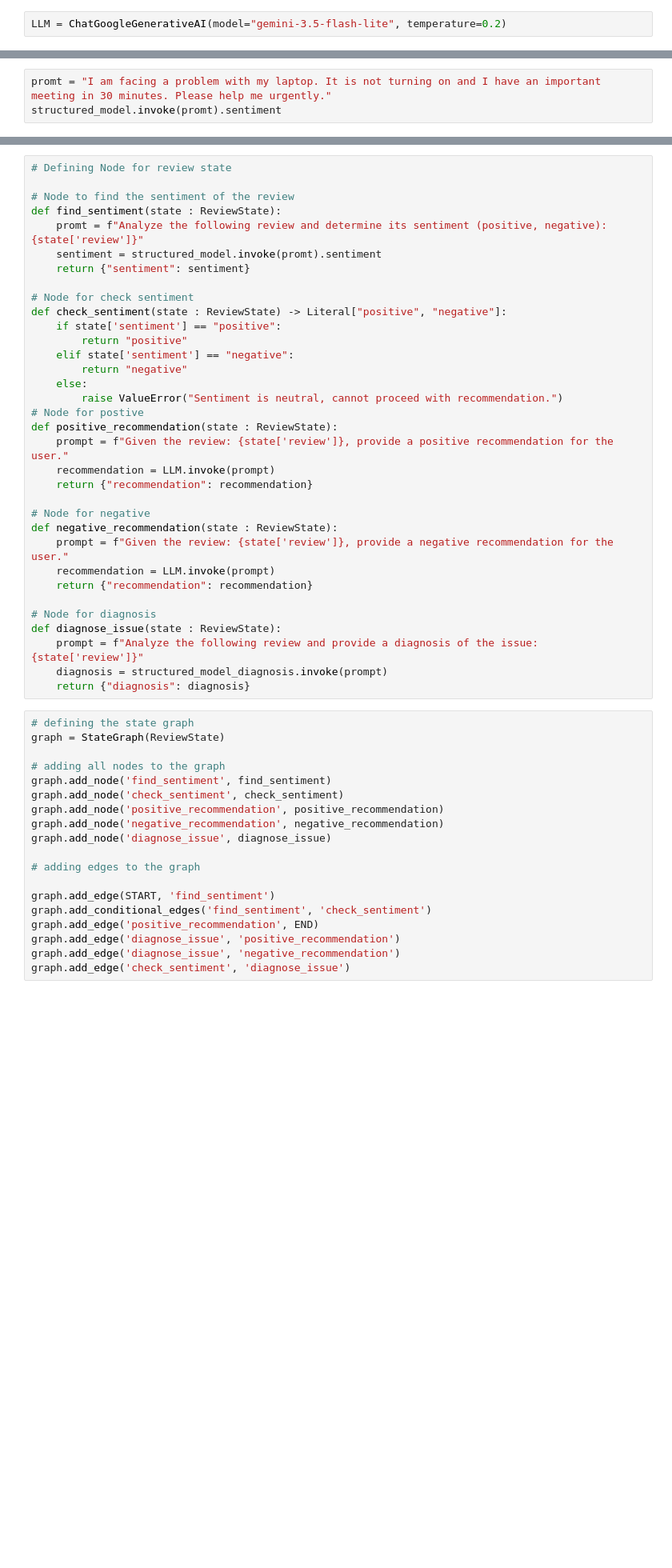
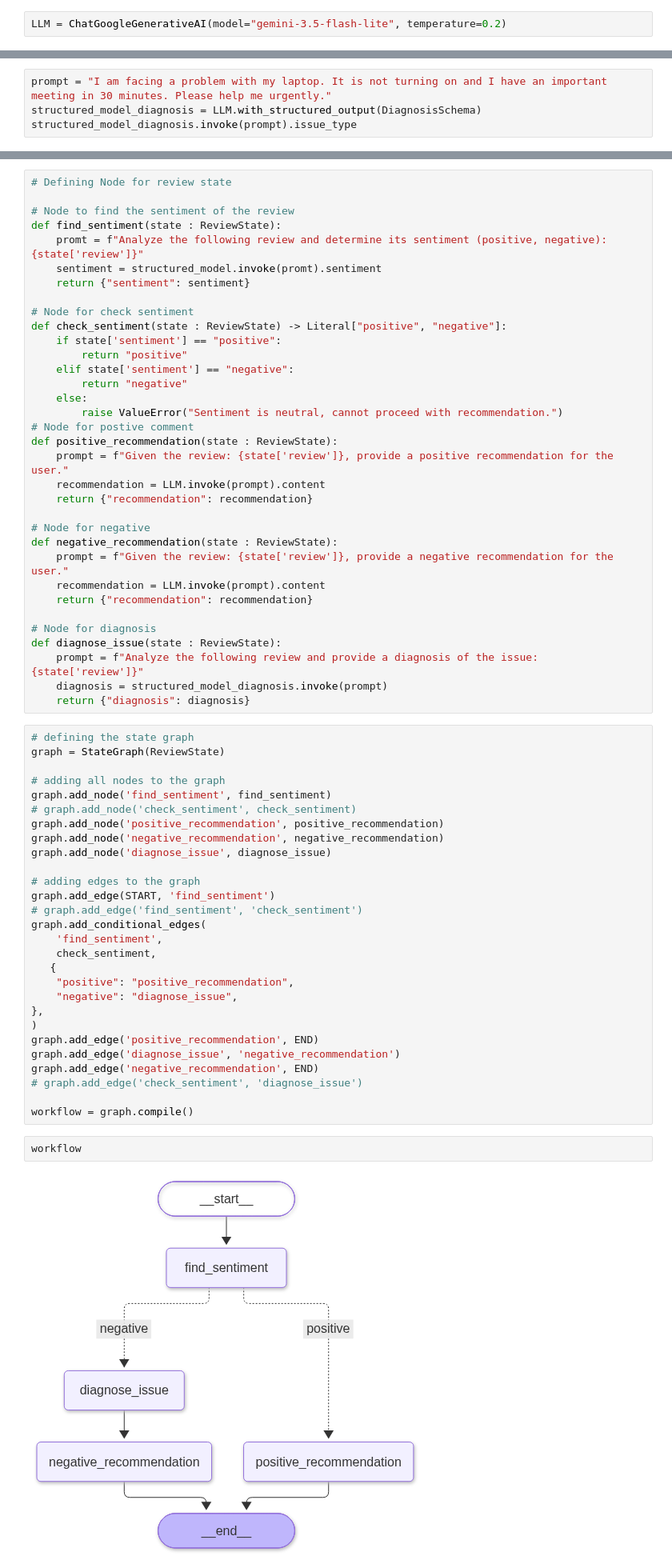
Before and after one commit to DeepakAK47/LangGraph, a Jupyter notebook: L8/prog2.ipynb, the cells around one changed output, grey strips where cells are left out. Shown at 80% size. Saved outputs shown, nothing was run; the diff lists cells and outputs as text; blank space fills up the shorter version.

Commit message:
conditional statement graph

```diff
--- a/L8/prog2.ipynb
+++ b/L8/prog2.ipynb
@@ -25,6 +28,7 @@ class DiagnosisSchema(BaseModel):
 structured_model = LLM.with_structured_output(SentimentSchema)
 structured_model_diagnosis = LLM.with_structured_output(DiagnosisSchema)
 # %%
-promt = "I am facing a problem with my laptop. It is not turning on and I have an important meeting in 30 minutes. Please help me urgently."
-structured_model.invoke(promt).sentiment
+prompt = "I am facing a problem with my laptop. It is not turning on and I have an important meeting in 30 minutes. Please help me urgently."
+structured_model_diagnosis = LLM.with_structured_output(DiagnosisSchema)
+structured_model_diagnosis.invoke(prompt).issue_type
 # %% [output]
@@ -53,16 +57,16 @@ def check_sentiment(state : ReviewState) -> Literal["positive", "negative"]:
         return "negative"
     else:
         raise ValueError("Sentiment is neutral, cannot proceed with recommendation.")
-# Node for postive
+# Node for postive comment
 def positive_recommendation(state : ReviewState):
     prompt = f"Given the review: {state['review']}, provide a positive recommendation for the user."
-    recommendation = LLM.invoke(prompt)
+    recommendation = LLM.invoke(prompt).content
     return {"recommendation": recommendation}
 
 # Node for negative
 def negative_recommendation(state : ReviewState):
     prompt = f"Given the review: {state['review']}, provide a negative recommendation for the user."
-    recommendation = LLM.invoke(prompt)
+    recommendation = LLM.invoke(prompt).content
     return {"recommendation": recommendation}
 
 # Node for diagnosis
@@ -76,16 +80,29 @@ graph = StateGraph(ReviewState)
 
 # adding all nodes to the graph
 graph.add_node('find_sentiment', find_sentiment)
-graph.add_node('check_sentiment', check_sentiment)
+# graph.add_node('check_sentiment', check_sentiment)
 graph.add_node('positive_recommendation', positive_recommendation)
 graph.add_node('negative_recommendation', negative_recommendation)
 graph.add_node('diagnose_issue', diagnose_issue)
 
 # adding edges to the graph
+graph.add_edge(START, 'find_sentiment')
+# graph.add_edge('find_sentiment', 'check_sentiment')
+graph.add_conditional_edges(
+    'find_sentiment',
+    check_sentiment,
+   {
+    "positive": "positive_recommendation",
+    "negative": "diagnose_issue",
+},
+)
+graph.add_edge('positive_recommendation', END)
+graph.add_edge('diagnose_issue', 'negative_recommendation')
+graph.add_edge('negative_recommendation', END)
+# graph.add_edge('check_sentiment', 'diagnose_issue')
 
-graph.add_edge(START, 'find_sentiment')
-graph.add_conditional_edges('find_sentiment', 'check_sentiment')
-graph.add_edge('positive_recommendation', END)
-graph.add_edge('diagnose_issue', 'positive_recommendation')
-graph.add_edge('diagnose_issue', 'negative_recommendation')
-graph.add_edge('check_sentiment', 'diagnose_issue')
+workflow = graph.compile()
+# %%
+workflow
+# %% [output]
+[figure, added]
```
Also changed, not shown: parts of 5 cells of this notebook.
